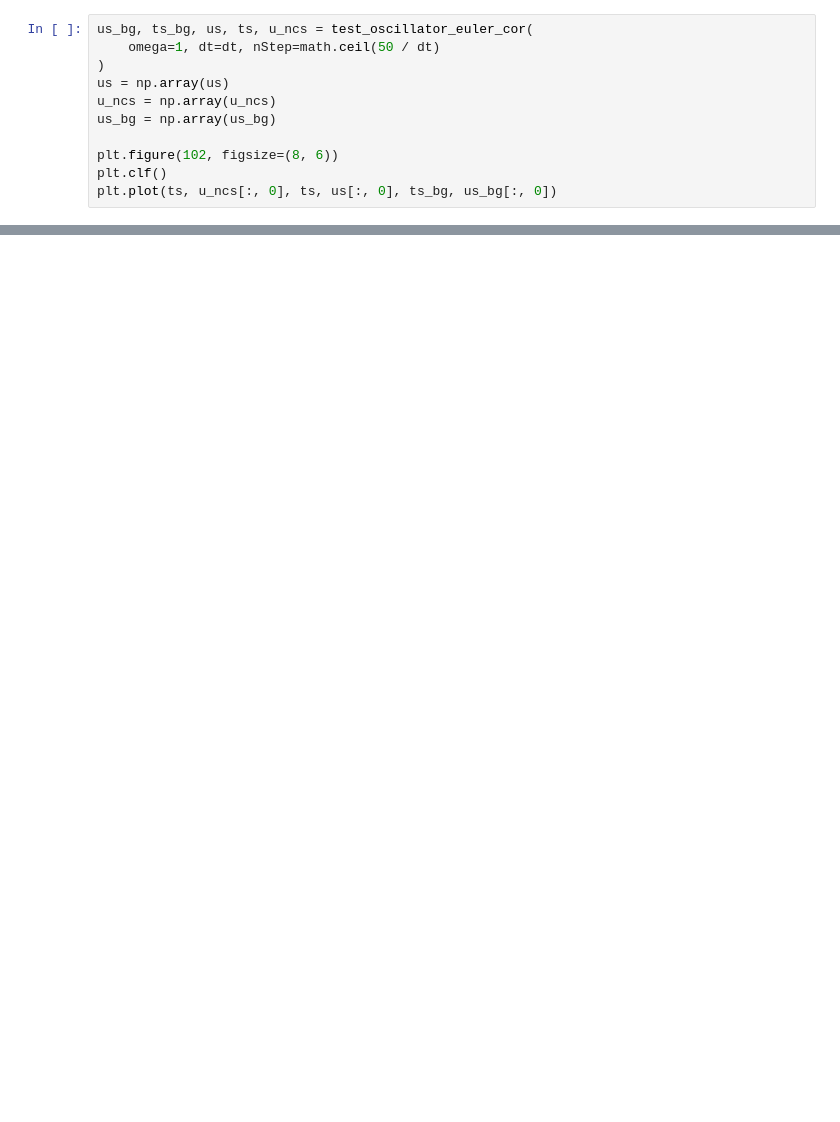
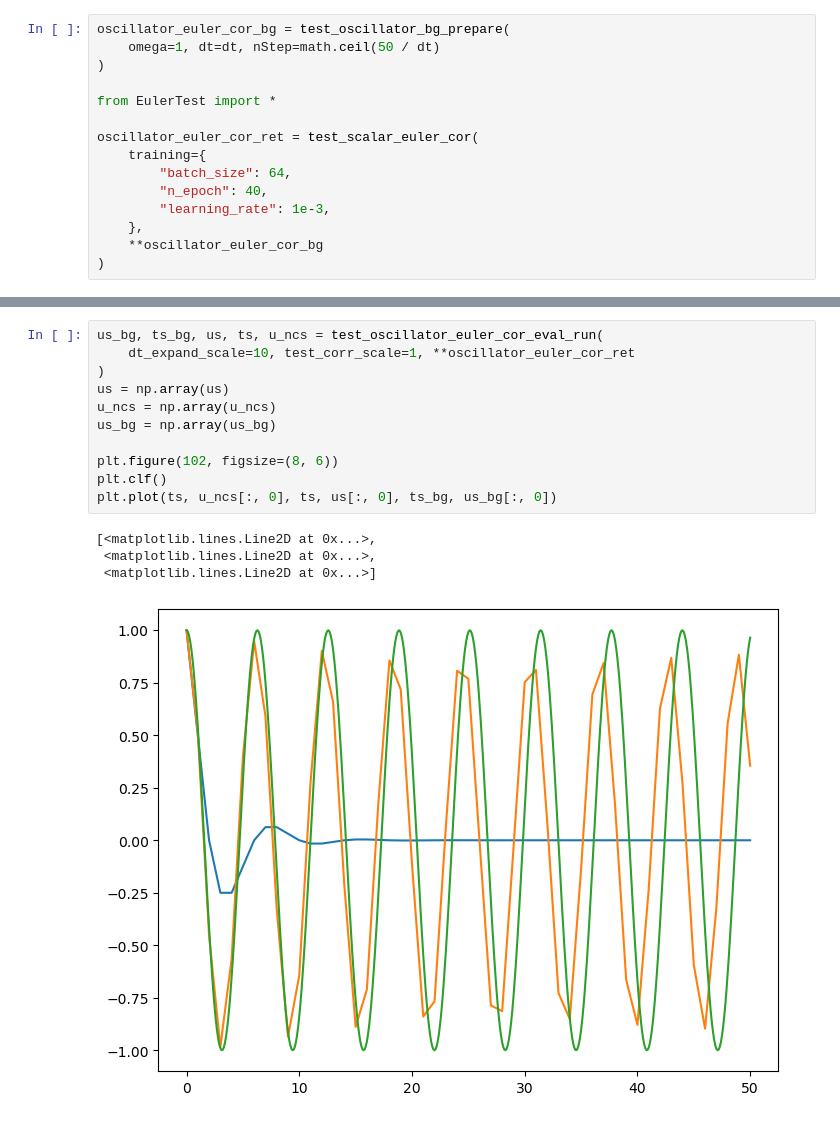
Before and after one commit to harryzhou2000/OdeNNSR, a Jupyter notebook: src/LinearTestNote.ipynb, the cells around one changed output, grey strips where cells are left out. Cells and saved outputs as stored; diff of their text form; blank space fills up the shorter version.

```diff
--- a/src/LinearTestNote.ipynb
+++ b/src/LinearTestNote.ipynb
@@ -21,12 +23,16 @@ plt.plot(ts, us[:, 0])
 # %%
-us_bg, ts_bg, us, ts, u_ncs = test_oscillator_euler_cor(
+oscillator_euler_cor_bg = test_oscillator_bg_prepare(
     omega=1, dt=dt, nStep=math.ceil(50 / dt)
 )
-us = np.array(us)
-u_ncs = np.array(u_ncs)
-us_bg = np.array(us_bg)
 
-plt.figure(102, figsize=(8, 6))
-plt.clf()
-plt.plot(ts, u_ncs[:, 0], ts, us[:, 0], ts_bg, us_bg[:, 0])
+from EulerTest import *
+
+oscillator_euler_cor_ret = test_scalar_euler_cor(
+    training={
+        "batch_size": 64,
+        "n_epoch": 40,
+        "learning_rate": 1e-3,
+    },
+    **oscillator_euler_cor_bg
+)
 # %% [output]
@@ -53,0 +56,16 @@ plt.plot(ts, u_ncs[:, 0], ts, us[:, 0], ts_bg, us_bg[:, 0])
+# %%
+us_bg, ts_bg, us, ts, u_ncs = test_oscillator_euler_cor_eval_run(
+    dt_expand_scale=10, test_corr_scale=1, **oscillator_euler_cor_ret
+)
+us = np.array(us)
+u_ncs = np.array(u_ncs)
+us_bg = np.array(us_bg)
+
+plt.figure(102, figsize=(8, 6))
+plt.clf()
+plt.plot(ts, u_ncs[:, 0], ts, us[:, 0], ts_bg, us_bg[:, 0])
+# %% [output]
+[<matplotlib.lines.Line2D at 0x...>,
+ <matplotlib.lines.Line2D at 0x...>,
+ <matplotlib.lines.Line2D at 0x...>]
+[figure, added]
```
Also changed, not shown: parts of 3 cells of this notebook, 5 other files.
